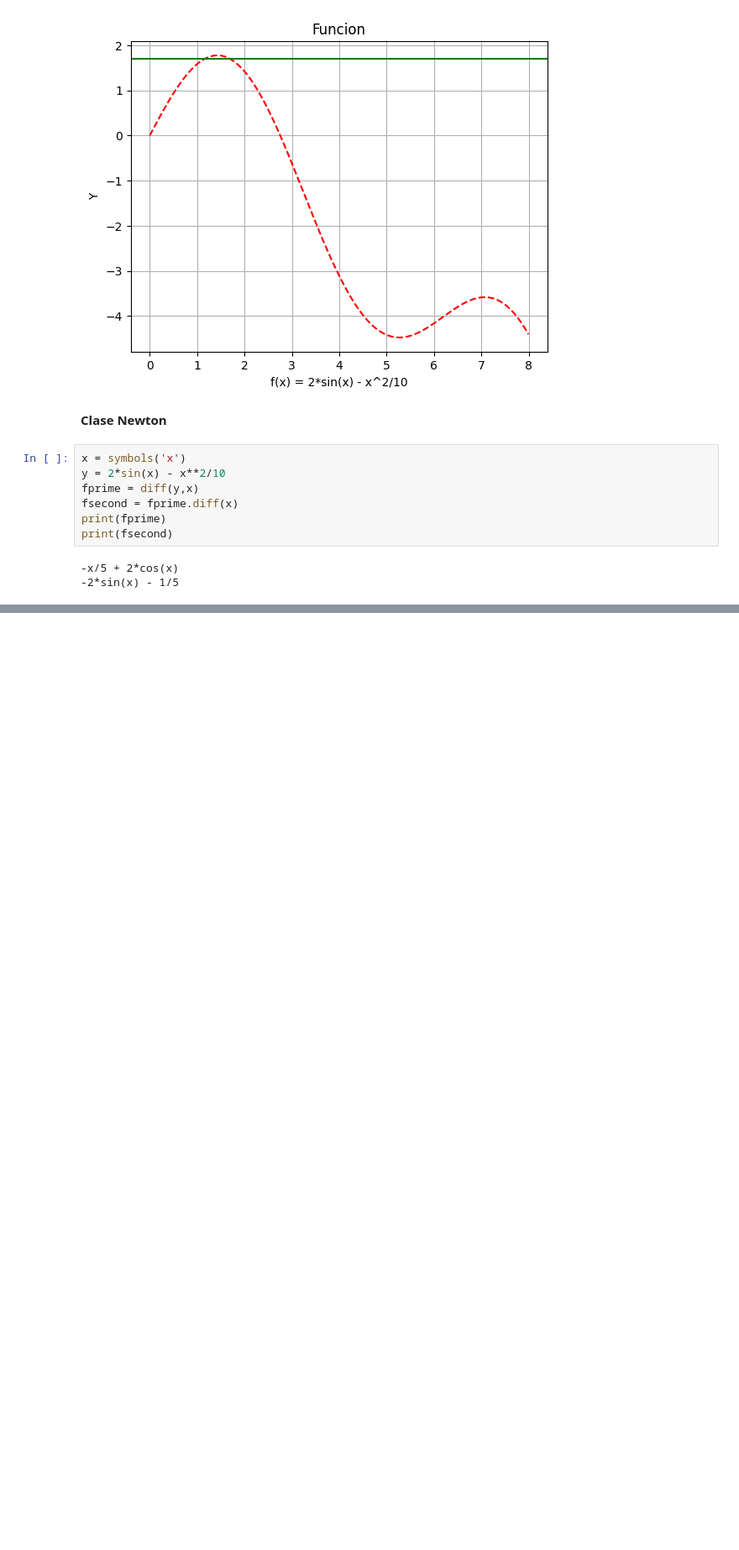
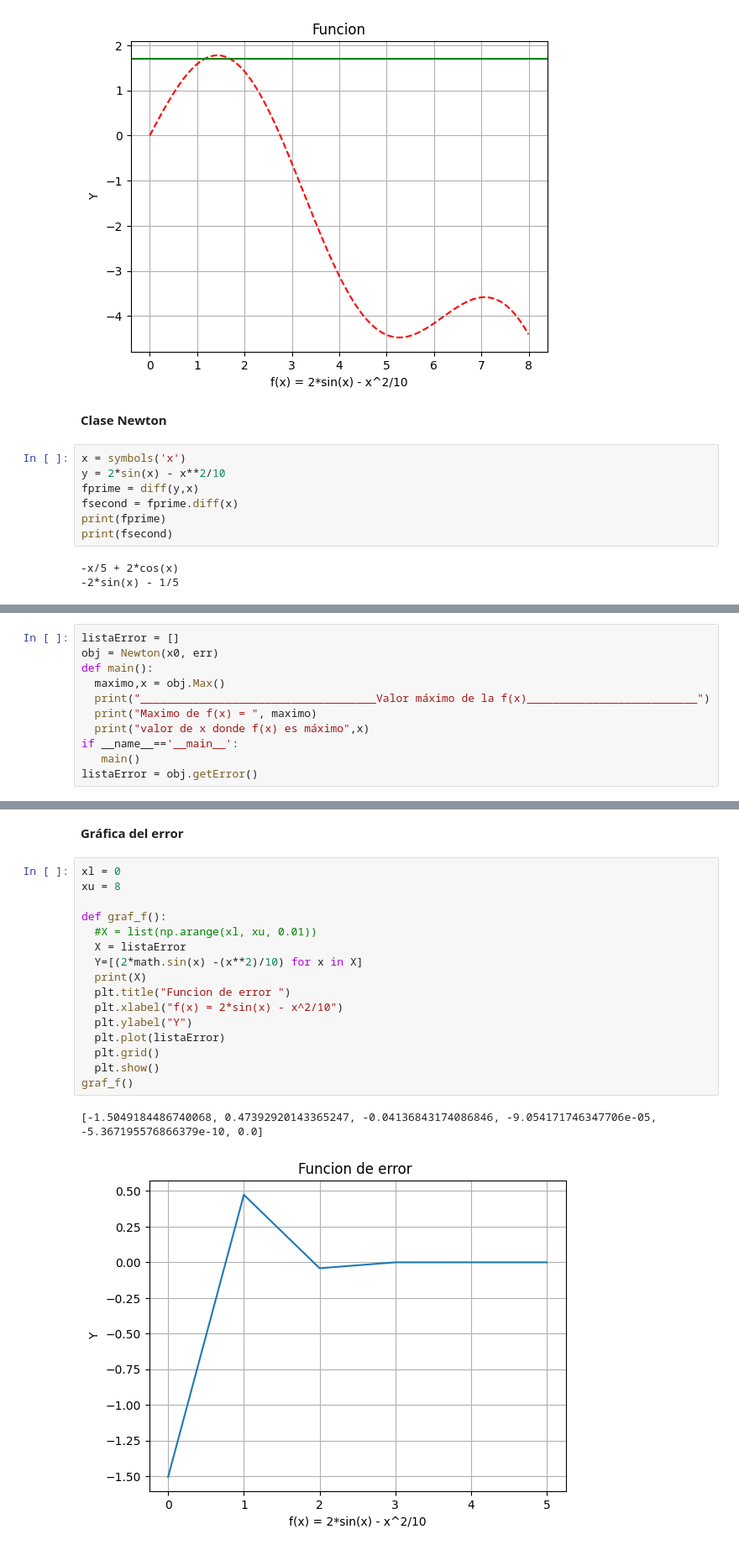
Before and after one commit to soyudea/Optimizacion, a Jupyter notebook: Newton.ipynb, the cells around one changed output, grey strips where cells are left out. Shown at 84% size. Cells and saved outputs as stored; diff of their text form; blank space fills up the shorter version.

```diff
--- a/Newton.ipynb
+++ b/Newton.ipynb
@@ -132,0 +116,11 @@ Maximo de f(x) =  1.77572565314742
+# %%
+listaError = []
+obj = Newton(x0, err)
+def main():
+  maximo,x = obj.Max()
+  print("____________________________________Valor máximo de la f(x)__________________________")
+  print("Maximo de f(x) = ", maximo)
+  print("valor de x donde f(x) es máximo",x)
+if __name__=='__main__':
+   main()
+listaError = obj.getError()
@@ -132,0 +165,21 @@ Maximo de f(x) =  1.77572565314742
+# %% [markdown]
+**Gráfica del error**
+# %%
+xl = 0
+xu = 8
+
+def graf_f():
+  #X = list(np.arange(xl, xu, 0.01))
+  X = listaError
+  Y=[(2*math.sin(x) -(x**2)/10) for x in X]
+  print(X)
+  plt.title("Funcion de error ")
+  plt.xlabel("f(x) = 2*sin(x) - x^2/10")
+  plt.ylabel("Y")
+  plt.plot(listaError)
+  plt.grid()
+  plt.show()
+graf_f()
+# %% [output]
+[-1.5049184486740068, 0.47392920143365247, -0.04136843174086846, -9.054171746347706e-05, -5.367195576866379e-10, 0.0]
+[figure, added]
```
Also changed, not shown: parts of 5 cells of this notebook.
